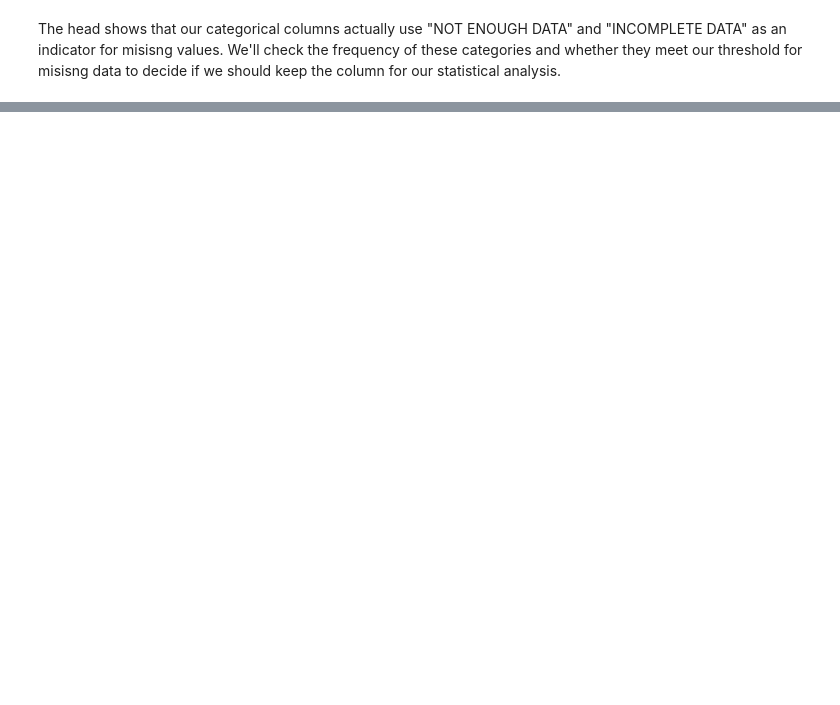
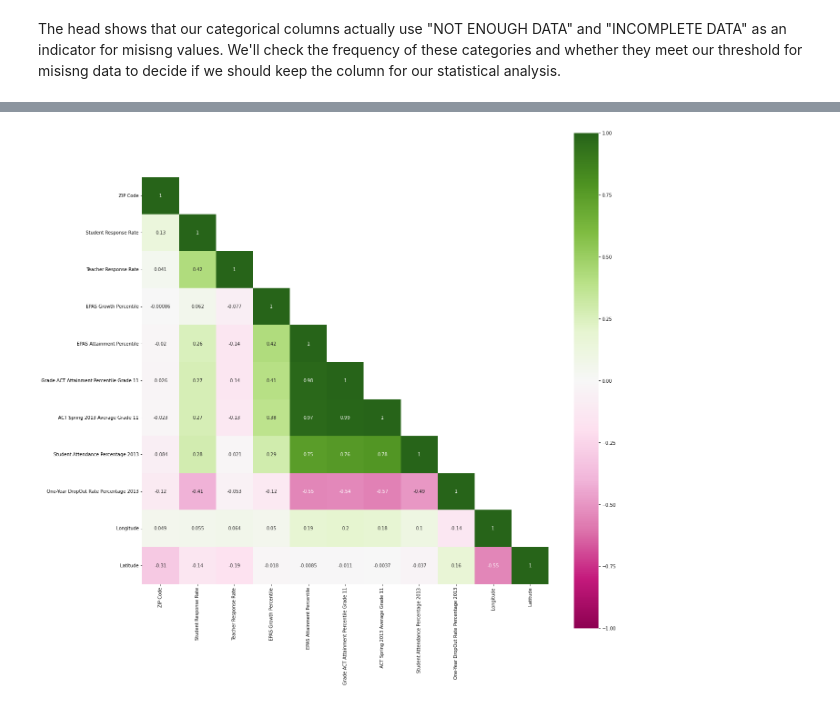
Before and after one commit to QPham-H/Kaggle_Datasets, a Jupyter notebook: Jupyter_Notebooks/CPS_Analysis/CPS Data Analysis and Data Visualization.ipynb, the cells around one changed output, grey strips where cells are left out. Drawn from its saved outputs; the diff is of its cells as text; code cells hidden in the pictures; blank space fills up the shorter version.

Commit message:
Add histograms and a heatmap to CPS

```diff
--- a/Jupyter_Notebooks/CPS_Analysis/CPS Data Analysis and Data Visualization.ipynb
+++ b/Jupyter_Notebooks/CPS_Analysis/CPS Data Analysis and Data Visualization.ipynb
@@ -274,10 +261,3 @@ top                    NOT CERTIFIED                INCOMPLETE DATA
 freq                             172                            118
 # %% [markdown]
 The head shows that our categorical columns actually use "NOT ENOUGH DATA" and "INCOMPLETE DATA" as an indicator for misisng values. We'll check the frequency of these categories and whether they meet our threshold for misisng data to decide if we should keep the column for our statistical analysis.
-# %%
-# Frequency of missing data strings
-for column in str_cols.columns:
-    NED_count = len(df[df[column].str.contains('NOT ENOUGH DATA',na=True)])
-    ID_count = len(df[df[column].str.contains('INCOMPLETE DATA',na=False)]) # Avoid double counting
-    proportion = int((NED_count + ID_count) * 100 / df.shape[0])
-    print(f'{column} has {proportion}% missing data.')
@@ -325,0 +325,17 @@ df.drop(columns = [
+# %%
+# Categorical values imputation
+from sklearn.impute import SimpleImputer
+
+s_imputer = SimpleImputer(strategy='most_frequent')
+
+# Explicitly require this experimental feature
+from sklearn.experimental import enable_iterative_imputer
+from sklearn.impute import IterativeImputer
+
+i_imputer = IterativeImputer(n_nearest_features=5,random_state=17)
+
+for column in df.columns:
+    if column in df.select_dtypes(include='object'):
+        df[column] = s_imputer.fit_transform(df[column].values.reshape(-1,1)) # Rows with single column
+    elif column in df.select_dtypes(include='number'):
+        df[column] = i_imputer.fit_transform(df[column].values.reshape(-1,1))
@@ -325,0 +457,22 @@ df.drop(columns = [
+# %%
+def corr_heatmap(df):
+    corr = df.corr('spearman')
+    mask = np.zeros_like(corr)
+    mask[np.triu_indices_from(mask, k=1)] = True
+
+    plt.figure(figsize=(20,20))
+    sns.heatmap(
+        corr,
+        cmap = "PiYG", # So 0 will have the lightest color
+        vmin=-1,
+        vmax=1,
+        square=True,
+        linecolor = 'k',
+        mask=mask,
+        annot=True)
+    plt.show()
+
+
+corr_heatmap(df)
+# %% [output]
+[figure, added]
```
Also changed, not shown: parts of 22 cells of this notebook.
